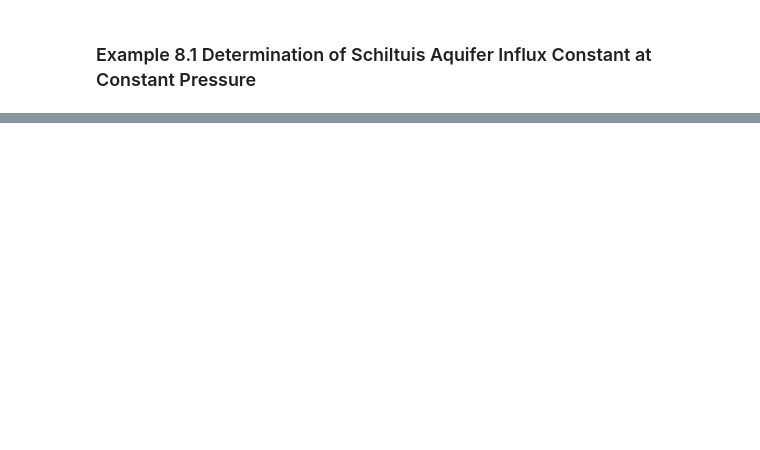
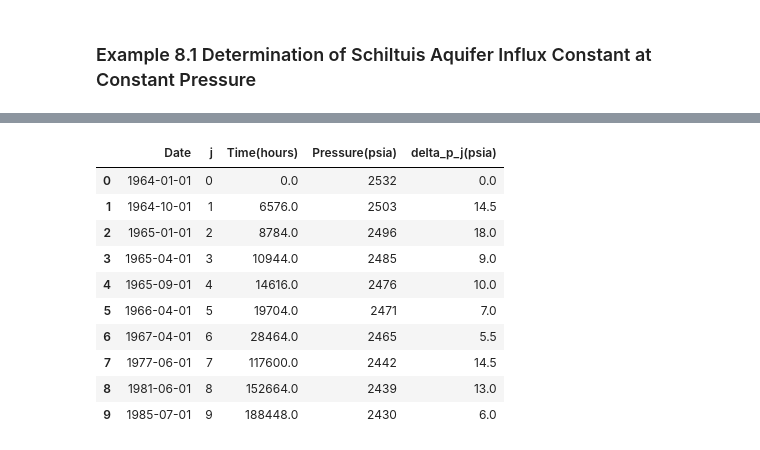
Before and after one commit to yohanesnuwara/reservoir-engineering, a Jupyter notebook: Unit 8 Aquifer Influx/notebook/8_examples.ipynb, the cells around one changed output, grey strips where cells are left out. Saved outputs shown, nothing was run; the diff lists cells and outputs as text; code cells hidden in the pictures; blank space fills up the shorter version.

```diff
--- a/Unit 8 Aquifer Influx/notebook/8_examples.ipynb
+++ b/Unit 8 Aquifer Influx/notebook/8_examples.ipynb
@@ -60,0 +228,82 @@ Schiltuis steady-state aquifer influx rate above bubblepoint pressure: 8270.0 RB
+# %%
+"Task. calculate aquifer influx vs time using VEH method"
+
+# known
+pi = 2532 # psia
+temp = 156 # reservoir temperature, F
+P_bubble = 737 # psia
+Nfoi = 48.75 # in MSTB (million STB)
+Rsi = 112 # initial solution gas-oil ratio, scf/STB
+Boi = 1.078 # RB/STB
+Bob = 1.094 # oil FVF at bubblepoint, RB/STB
+Bw = 1.02 # water FVF, no information in the book, so assume to be constant, similar to Problem 8.1, in RB/STB
+swi = 0.48
+cf = 4E-06 # in psi^-1
+cw = 3E-06 # in psi^-1
+poro = 0.177
+k = 432 # permeability, md
+h = 31.8 # reservoir thicknes, ft
+vbulk = 73590 # reservoir bulk volume, acre ft
+mu_w = 0.28 # water viscosity, cp
+mu_oil_initial = 1.02 # initial oil viscosity, cp
+date_initial = '1964-01-01' # initial date of production
+
+# conversion
+Nfoi = Nfoi * 1E+06 # convert from MSTB to STB
+vbulk = vbulk * 43559.9 # convert from acre-ft to cubic ft
+
+# data used is similar to Problem 8.2
+data3 = pd.read_csv('/content/reservoir-engineering/Unit 8 Aquifer Influx/data/Table 8.3-Production Data Moonie Field Example 8.2.csv')
+
+# calculate reservoir area size
+area = vbulk / h
+r_R = np.sqrt(area / np.pi) # radius of reservoir, assume reservoir shape is cylindrical
+
+ct = cf + cw # total compressibility, in aquifer sw=1
+theta = 360 # full circle cylindrical
+B_star = 1.119 * poro * ct * h *(r_R**2) * (theta / 360)
+
+"calculate delta_pressure_j and visualize in table similar to Table 8.5"
+
+# time data in format: 01 January 1964, convert to PANDA datetime format
+
+data3['t'] =  pd.to_datetime(data3['t'], format='%d %B %Y') # format check web: https://strftime.org/
+
+# Subtracting datetimes to get time differences from initial production date to date[i] (how many days) IN INTEGER"
+
+diff = data3.t - data3.t[0]
+
+# convert datetime format to integer
+diffr_arr = []
+for k in range(len(diff)):
+  diffr = diff[k] / np.timedelta64(1,'D')
+  diffr_arr.append(float(diffr))
+
+# convert time difference from day to hour
+diffr_arr = np.array(diffr_arr) * 24
+
+# create j index for dataframe
+j_index = np.arange(0, (len(data3.t)), 1)
+
+# calculate delta_pj for each date
+# append an array consists of two initial pressures [pi, pi] (as dummy) to the pressure data
+p_dummy = np.append(np.array([pi, pi]), data3.p)
+# delta_p_j = p_(j) - p_(j-2)
+delta_p_j = [b-a for a, b in zip(p_dummy[:-2], p_dummy[2:])]
+delta_p_j = 0.5 * np.array(np.abs(delta_p_j))
+
+# construct Table 8.5
+pressure_drop_calc = pd.DataFrame({"Date": data3.t, "j": j_index, "Time(hours)": diffr_arr, "Pressure(psia)": data3.p, "delta_p_j(psia)": delta_p_j})
+pressure_drop_calc
+# %% [output]
+|  | Date | j | Time(hours) | Pressure(psia) | delta_p_j(psia) |
+| 0 | 1964-01-01 | 0 | 0.0 | 2532 | 0.0 |
+| 1 | 1964-10-01 | 1 | 6576.0 | 2503 | 14.5 |
+| 2 | 1965-01-01 | 2 | 8784.0 | 2496 | 18.0 |
+| 3 | 1965-04-01 | 3 | 10944.0 | 2485 | 9.0 |
+| 4 | 1965-09-01 | 4 | 14616.0 | 2476 | 10.0 |
+| 5 | 1966-04-01 | 5 | 19704.0 | 2471 | 7.0 |
+| 6 | 1967-04-01 | 6 | 28464.0 | 2465 | 5.5 |
+| 7 | 1977-06-01 | 7 | 117600.0 | 2442 | 14.5 |
+| 8 | 1981-06-01 | 8 | 152664.0 | 2439 | 13.0 |
+| 9 | 1985-07-01 | 9 | 188448.0 | 2430 | 6.0 |
```
Also changed, not shown: parts of 20 cells of this notebook.
